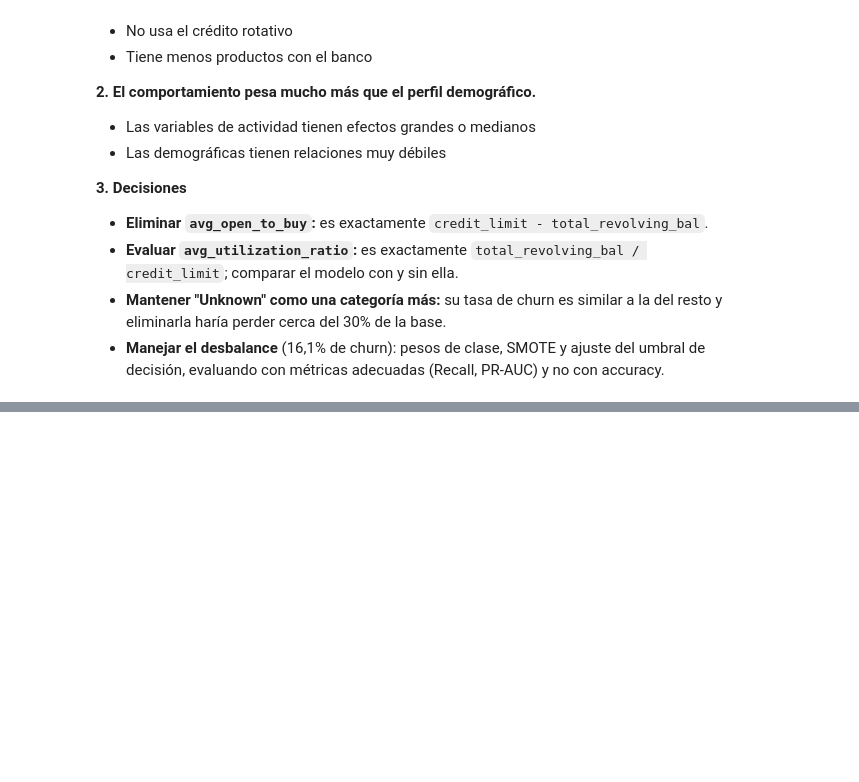
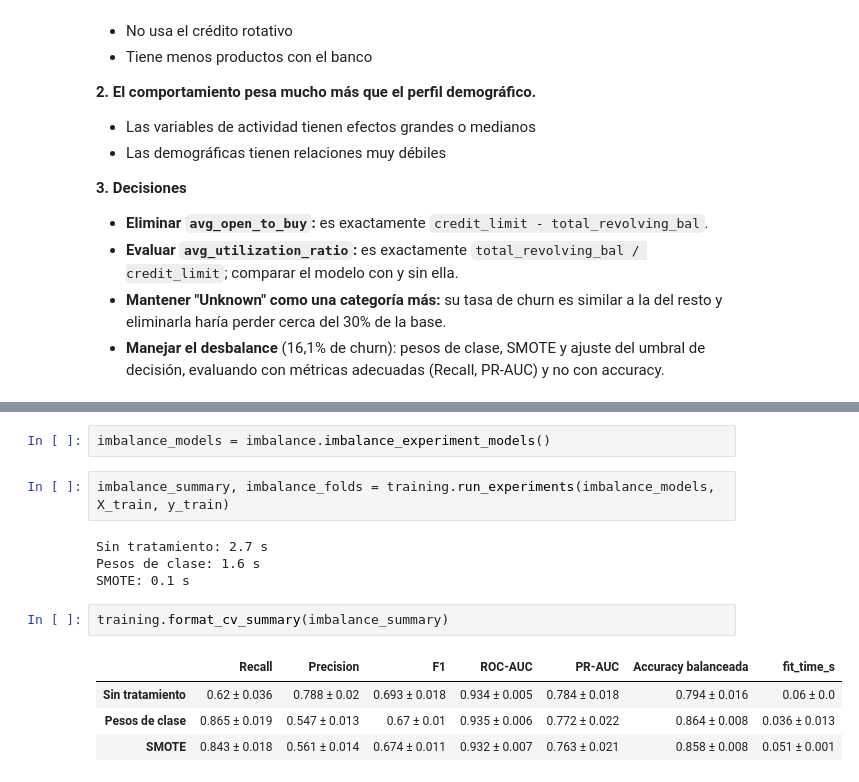
Before and after one commit to crissebasbol/bank_churn_prediction, a Jupyter notebook: notebooks/churn_analysis.ipynb, the cells around one changed output, grey strips where cells are left out. Drawn from its saved outputs; the diff is of its cells as text; blank space fills up the shorter version.

```diff
--- a/notebooks/churn_analysis.ipynb
+++ b/notebooks/churn_analysis.ipynb
@@ -459,0 +625,15 @@ Comparado con el que se queda, el cliente que hace churn:
+# %%
+imbalance_models = imbalance.imbalance_experiment_models()
+# %%
+imbalance_summary, imbalance_folds = training.run_experiments(imbalance_models, X_train, y_train)
+# %% [output]
+Sin tratamiento: 2.7 s
+Pesos de clase: 1.6 s
+SMOTE: 0.1 s
+# %%
+training.format_cv_summary(imbalance_summary)
+# %% [output]
+|  | Recall | Precision | F1 | ROC-AUC | PR-AUC | Accuracy balanceada | fit_time_s |
+| Sin tratamiento | 0.62 ± 0.036 | 0.788 ± 0.02 | 0.693 ± 0.018 | 0.934 ± 0.005 | 0.784 ± 0.018 | 0.794 ± 0.016 | 0.06 ± 0.0 |
+| Pesos de clase | 0.865 ± 0.019 | 0.547 ± 0.013 | 0.67 ± 0.01 | 0.935 ± 0.006 | 0.772 ± 0.022 | 0.864 ± 0.008 | 0.036 ± 0.013 |
+| SMOTE | 0.843 ± 0.018 | 0.561 ± 0.014 | 0.674 ± 0.011 | 0.932 ± 0.007 | 0.763 ± 0.021 | 0.858 ± 0.008 | 0.051 ± 0.001 |
```
Also changed, not shown: parts of 25 cells of this notebook, 8 other files.
